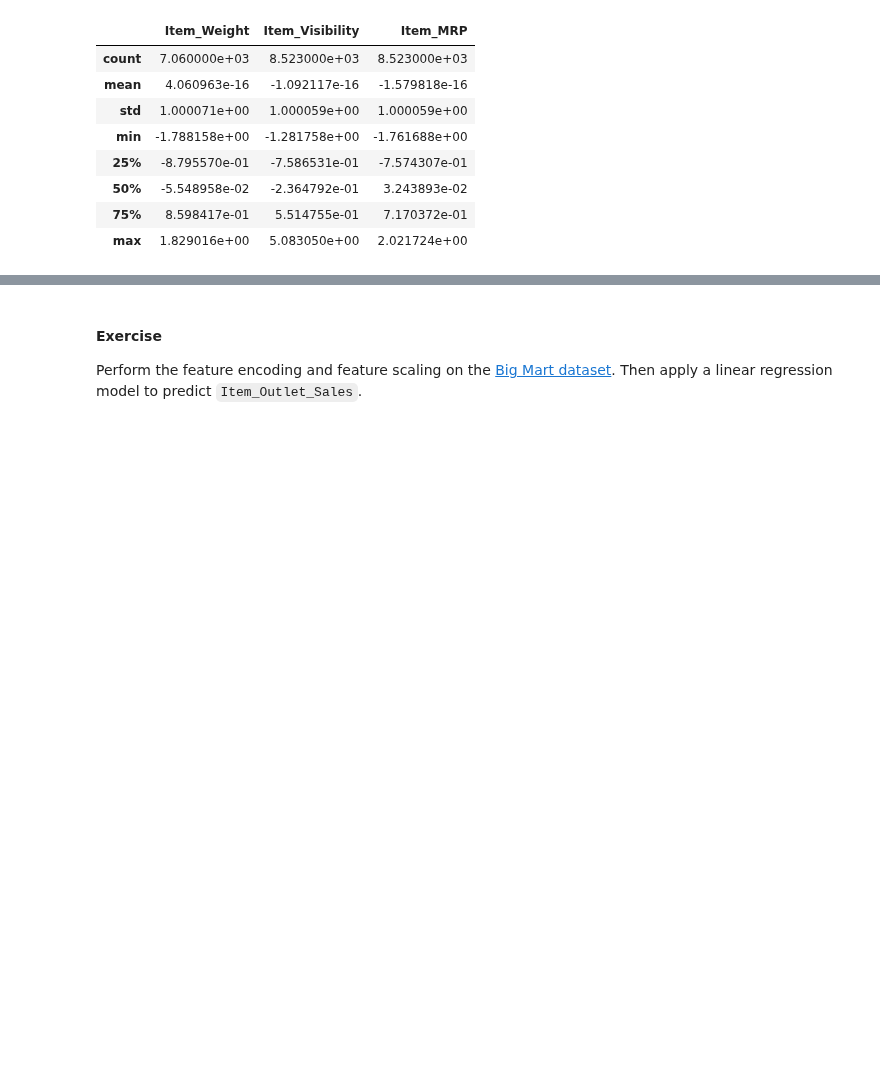
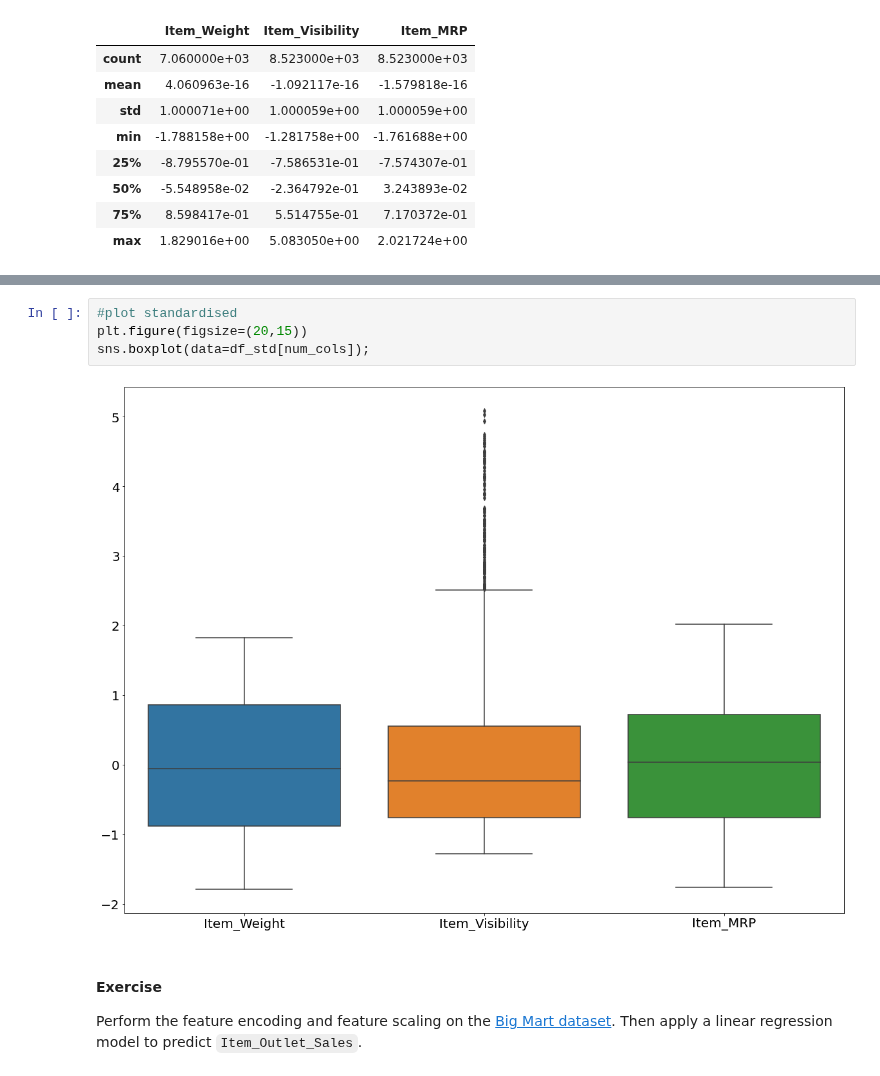
Before and after one commit to oscar-defelice/DSAcademy-lectures, a Jupyter notebook: Lectures_src/02.Data_preprocessing/02.FeatureScaling.ipynb, the cells around one changed output, grey strips where cells are left out. Saved outputs shown, nothing was run; the diff lists cells and outputs as text; blank space fills up the shorter version.

```diff
--- a/Lectures_src/02.Data_preprocessing/02.FeatureScaling.ipynb
+++ b/Lectures_src/02.Data_preprocessing/02.FeatureScaling.ipynb
@@ -364,3 +383,9 @@ The numerical features are now centred on the mean with a unit standard deviatio
+# %%
+#plot standardised
+plt.figure(figsize=(20,15))
+sns.boxplot(data=df_std[num_cols]);
+# %% [output]
+[figure, added]
 # %% [markdown]
 #### Exercise
 
```
Also changed, not shown: parts of 3 cells of this notebook.
